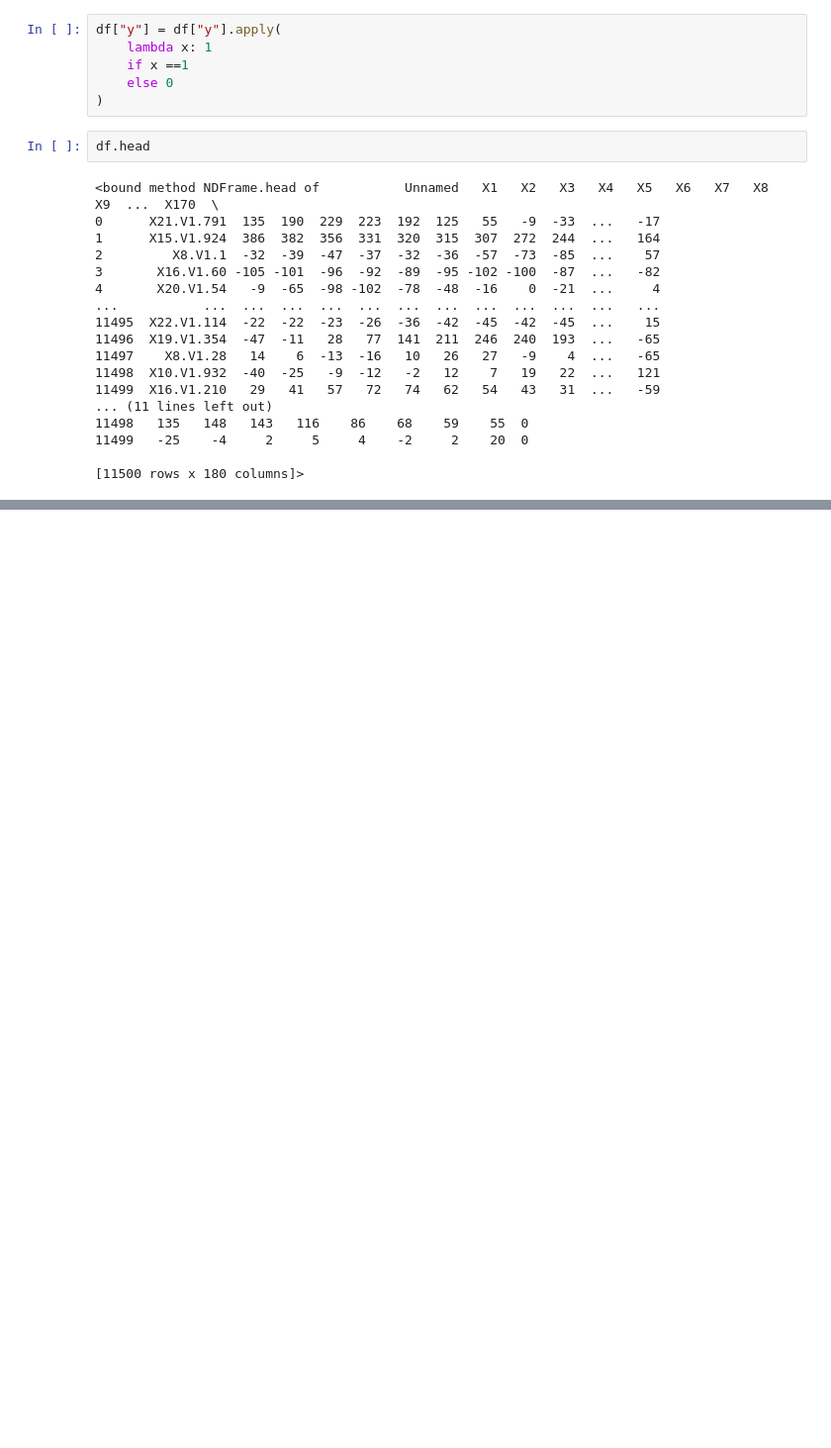
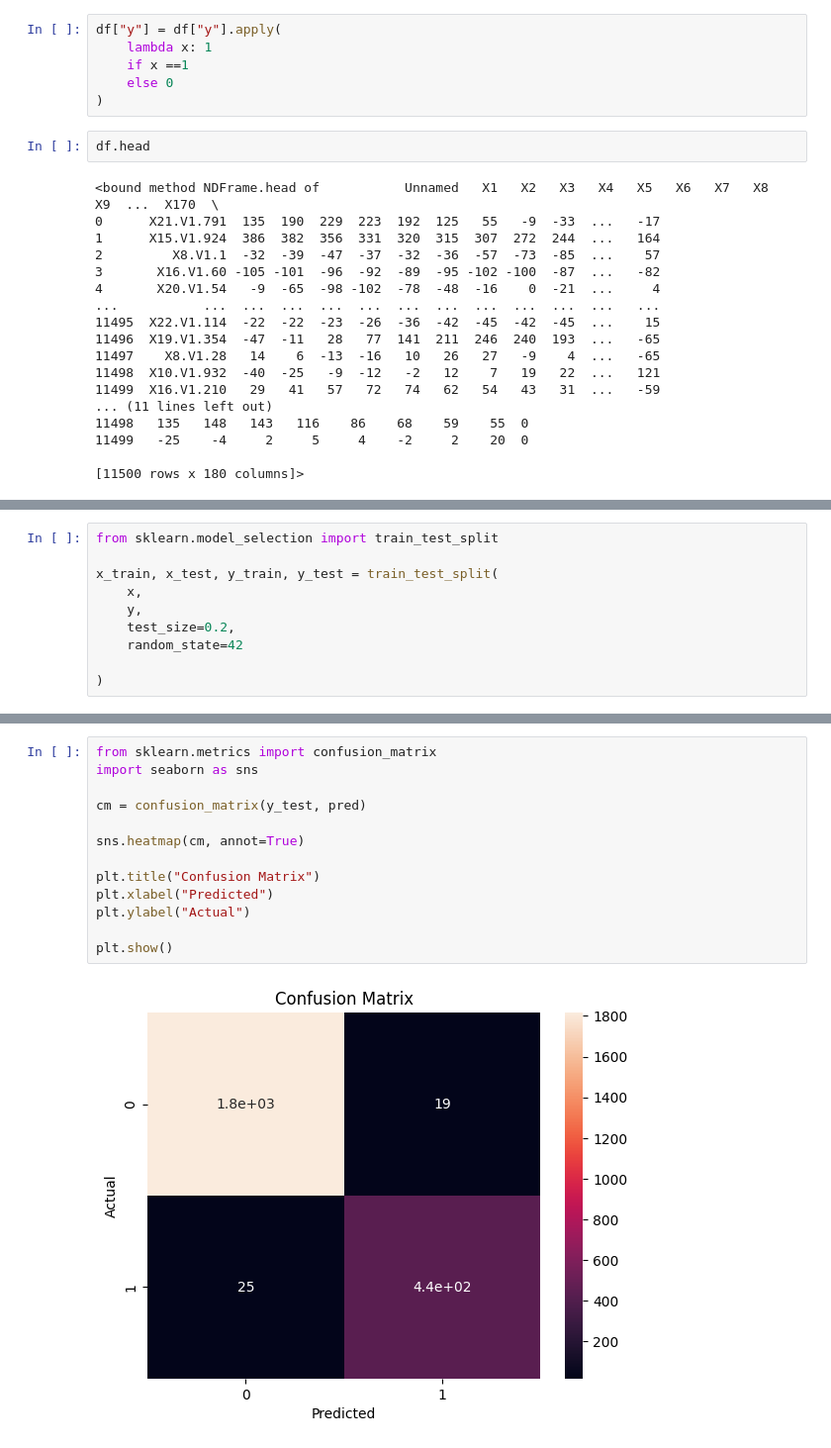
Before and after one commit to luqman-x/AI-ML-Projects, a Jupyter notebook: eeg-seizure-detection/notebook/seizureWatch.ipynb, the cells around one changed output, grey strips where cells are left out. Shown at 99% size. Saved outputs shown, nothing was run; the diff lists cells and outputs as text; blank space fills up the shorter version.

```diff
--- a/eeg-seizure-detection/notebook/seizureWatch.ipynb
+++ b/eeg-seizure-detection/notebook/seizureWatch.ipynb
@@ -68,0 +93,10 @@ KeyError: "['Unnamed: 0'] not found in axis"
+# %%
+from sklearn.model_selection import train_test_split
+
+x_train, x_test, y_train, y_test = train_test_split(
+    x,
+    y,
+    test_size=0.2,
+    random_state=42
+
+)
@@ -68,0 +204,15 @@ KeyError: "['Unnamed: 0'] not found in axis"
+# %%
+from sklearn.metrics import confusion_matrix
+import seaborn as sns
+
+cm = confusion_matrix(y_test, pred)
+
+sns.heatmap(cm, annot=True)
+
+plt.title("Confusion Matrix")
+plt.xlabel("Predicted")
+plt.ylabel("Actual")
+
+plt.show()
+# %% [output]
+[figure, added]
```
Also changed, not shown: parts of 14 cells of this notebook, 2 other files.
